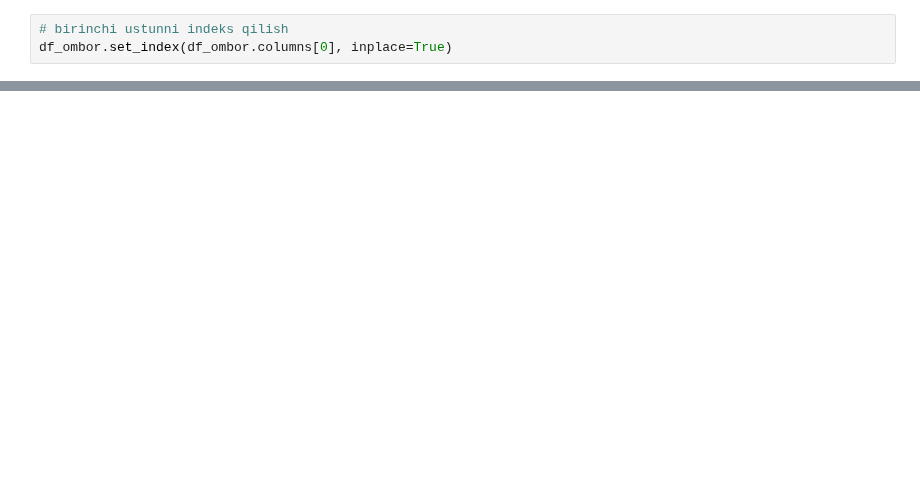
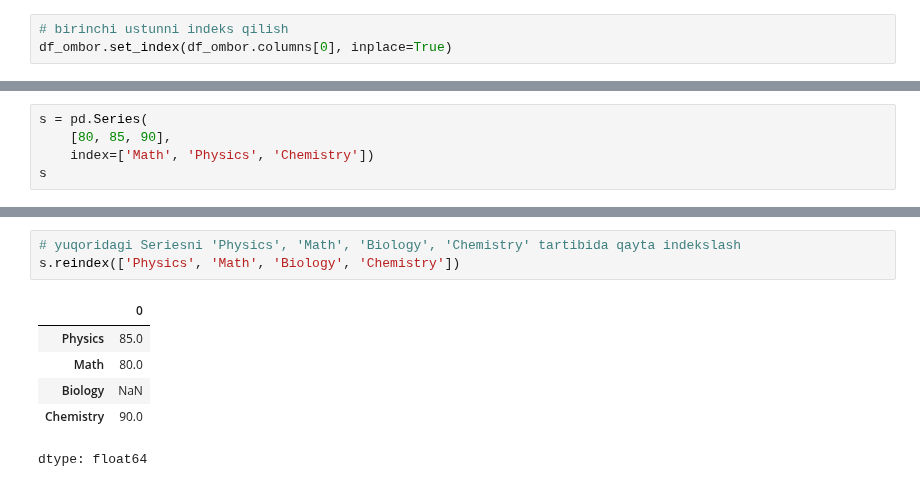
Before and after one commit to izzat-ai/learning-ai, a Jupyter notebook: pandas/reindex.ipynb, the cells around one changed output, grey strips where cells are left out. Drawn from its saved outputs; the diff is of its cells as text; blank space fills up the shorter version.

```diff
--- a/pandas/reindex.ipynb
+++ b/pandas/reindex.ipynb
@@ -157,0 +416,5 @@ yakuniy_df_ombor
+# %%
+s = pd.Series(
+    [80, 85, 90],
+    index=['Math', 'Physics', 'Chemistry'])
+s
@@ -157,0 +427,10 @@ yakuniy_df_ombor
+# %%
+# yuqoridagi Seriesni 'Physics', 'Math', 'Biology', 'Chemistry' tartibida qayta indekslash
+s.reindex(['Physics', 'Math', 'Biology', 'Chemistry'])
+# %% [output]
+|  | 0 |
+| Physics | 85.0 |
+| Math | 80.0 |
+| Biology | NaN |
+| Chemistry | 90.0 |
+dtype: float64
```
Also changed, not shown: parts of 40 cells of this notebook.
